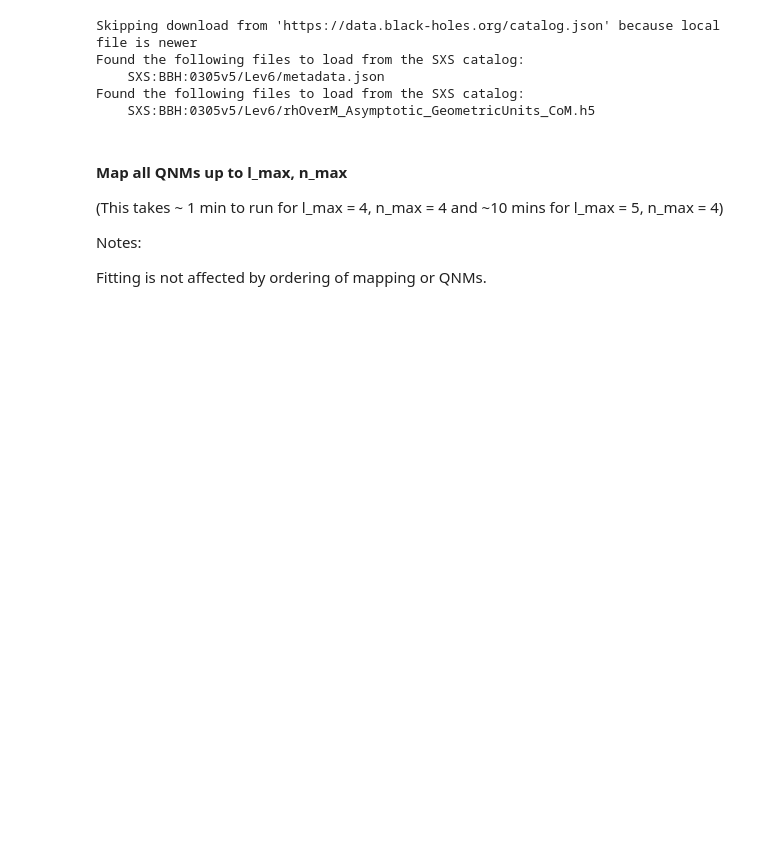
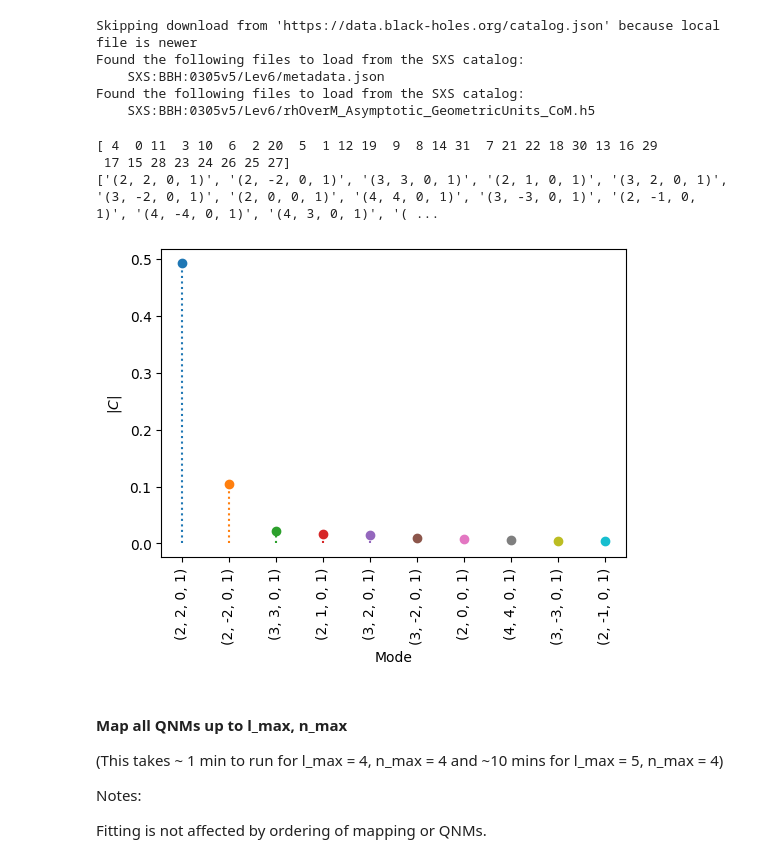
Before and after one commit to Richardvnd/quadratic_qnm, a Jupyter notebook: investigating_all_mode_mapping.ipynb, the cells around one changed output. Saved outputs shown, nothing was run; the diff lists cells and outputs as text; code cells hidden in the pictures; blank space fills up the shorter version.

```diff
--- a/investigating_all_mode_mapping.ipynb
+++ b/investigating_all_mode_mapping.ipynb
@@ -16,6 +16,46 @@ Found the following files to load from the SXS catalog:
     SXS:BBH:0305v5/Lev6/metadata.json
 Found the following files to load from the SXS catalog:
     SXS:BBH:0305v5/Lev6/rhOverM_Asymptotic_GeometricUnits_CoM.h5
+# %%
+
+l_max = 5
+n_max = 0
+
+t0 = {0:40., 1:18.5, 2:12., 3:8., 4:5.5, 5:3., 6:1.5, 7:0.}[n_max]
+
+QNMs = [(lam,mu,n,1) for lam in np.arange(2, l_max+1)
+                        for mu in np.arange(-lam, lam+1)
+                           for n in np.arange(0, n_max+1)]
+
+best_fit = qnmfits.multimode_ringdown_fit(
+    sim.times,
+    sim.h,
+    QNMs,
+    Mf=sim.Mf,
+    chif=sim.chif_mag,
+    t0=0
+)
+
+# Find the indices of the largest values in best_fit_overall['C']
+largest_indices = np.argsort(-np.abs(best_fit['C']))
+
+print(largest_indices)
+
+# List the best_fit_overall['mode_labels'] in order of the largest values
+sorted_labels = [best_fit['mode_labels'][i] for i in largest_indices]
+
+print(sorted_labels)
+
+# Slice the best_fit_overall['C'] list to include the top 10 highest values
+top_10_values = best_fit['C'][largest_indices[:10]]
+
+# Plot the top 10 largest sorted labels
+qnmfits.plot_mode_amplitudes(top_10_values, sorted_labels[:10], log=False)
+# %% [output]
+[ 4  0 11  3 10  6  2 20  5  1 12 19  9  8 14 31  7 21 22 18 30 13 16 29
+ 17 15 28 23 24 26 25 27]
+['(2, 2, 0, 1)', '(2, -2, 0, 1)', '(3, 3, 0, 1)', '(2, 1, 0, 1)', '(3, 2, 0, 1)', '(3, -2, 0, 1)', '(2, 0, 0, 1)', '(4, 4, 0, 1)', '(3, -3, 0, 1)', '(2, -1, 0, 1)', '(4, -4, 0, 1)', '(4, 3, 0, 1)', '( ...
+[figure, added]
 # %% [markdown]
 #### Map all QNMs up to l_max, n_max
 
```
Also changed, not shown: parts of 2 cells of this notebook, 12 other files.
